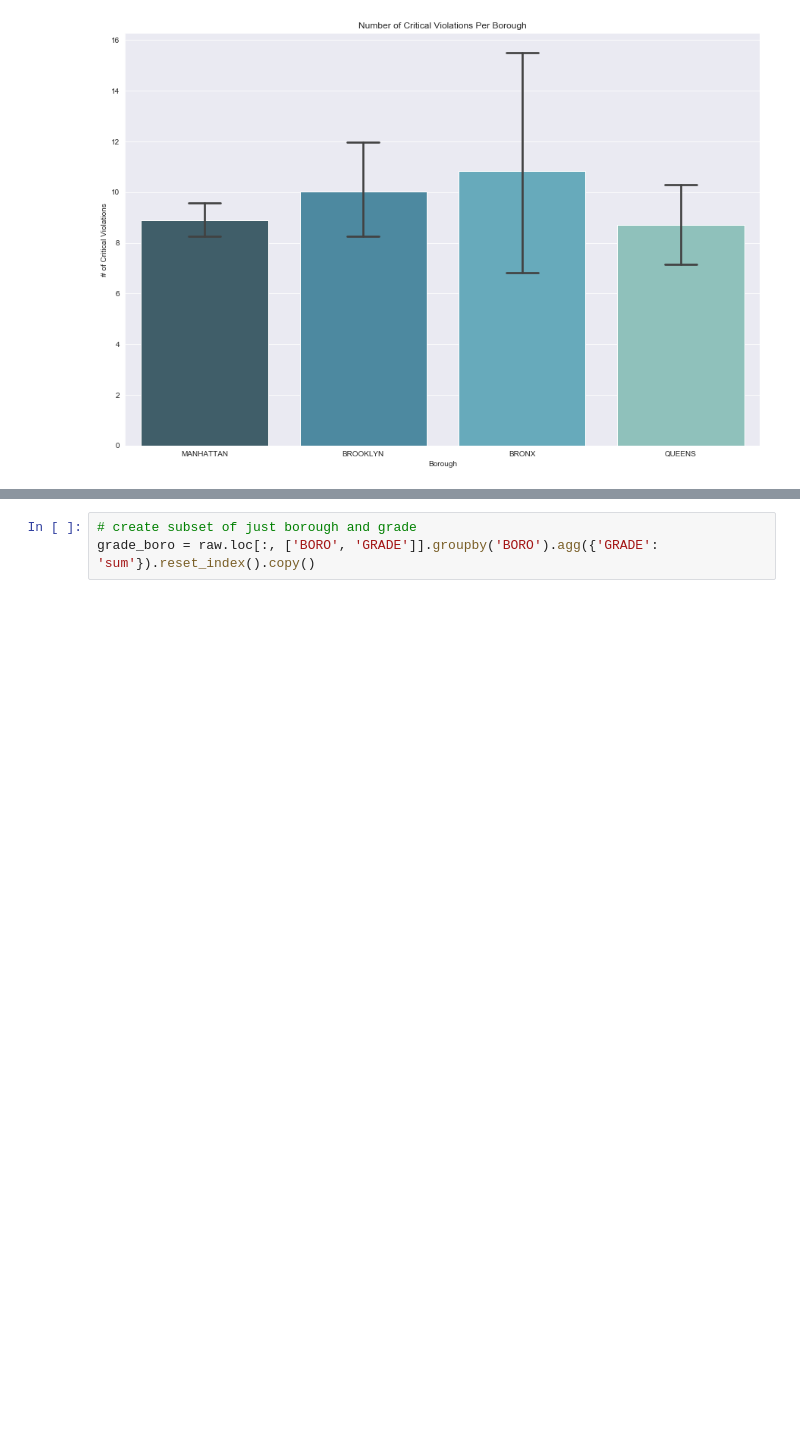
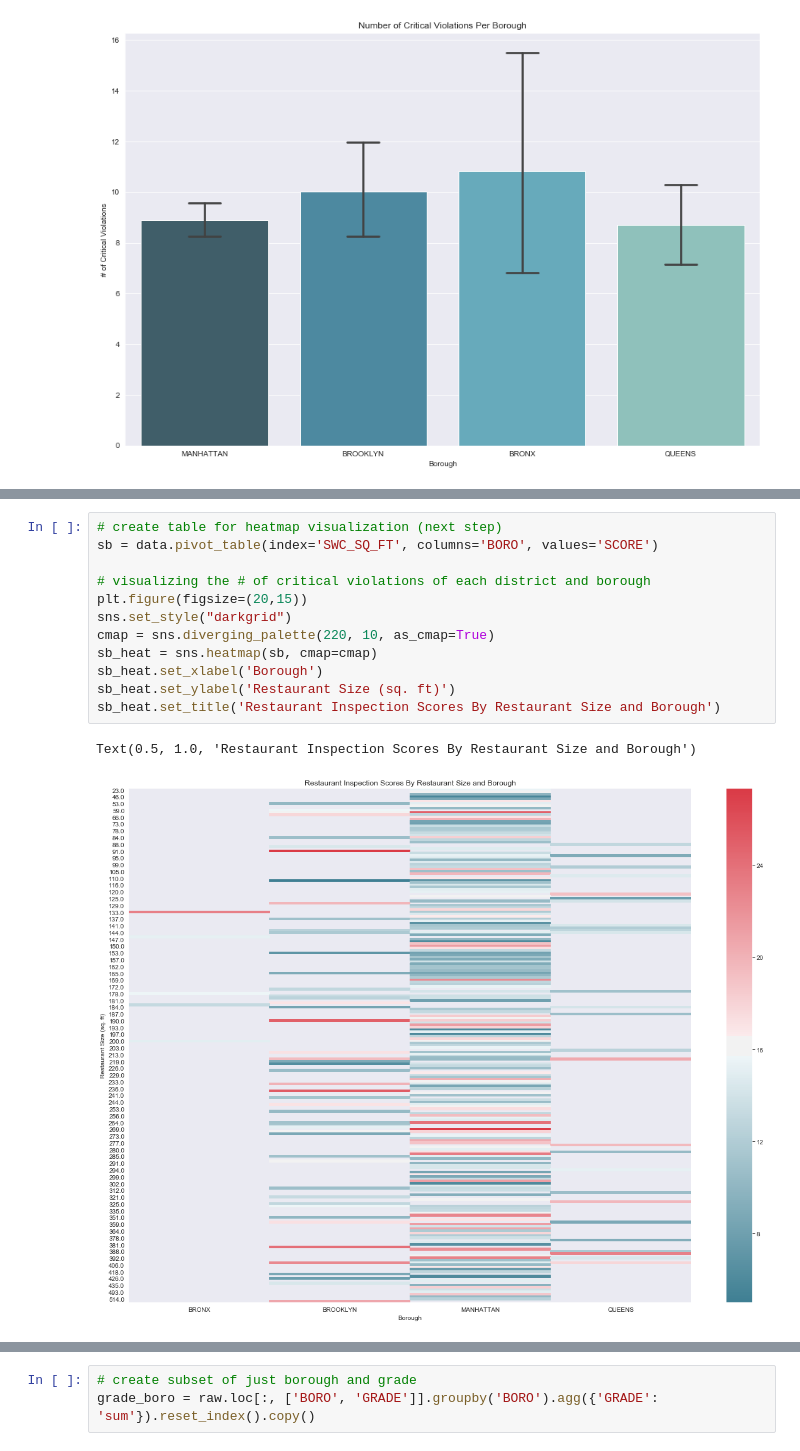
Before and after one commit to deep22kar/random-forest, a Jupyter notebook: EDA_Models2.ipynb, the cells around one changed output, grey strips where cells are left out. Saved outputs shown, nothing was run; the diff lists cells and outputs as text; blank space fills up the shorter version.

```diff
--- a/EDA_Models2.ipynb
+++ b/EDA_Models2.ipynb
@@ -328,0 +339,15 @@ Text(0.5, 1.0, 'Size of Restaurants Per Borough')
+# %%
+# create table for heatmap visualization (next step)
+sb = data.pivot_table(index='SWC_SQ_FT', columns='BORO', values='SCORE')
+
+# visualizing the # of critical violations of each district and borough
+plt.figure(figsize=(20,15))
+sns.set_style("darkgrid")
+cmap = sns.diverging_palette(220, 10, as_cmap=True)
+sb_heat = sns.heatmap(sb, cmap=cmap)
+sb_heat.set_xlabel('Borough')
+sb_heat.set_ylabel('Restaurant Size (sq. ft)')
+sb_heat.set_title('Restaurant Inspection Scores By Restaurant Size and Borough')
+# %% [output]
+Text(0.5, 1.0, 'Restaurant Inspection Scores By Restaurant Size and Borough')
+[figure, added]
```
Also changed, not shown: parts of 3 cells of this notebook, 2 other files.
